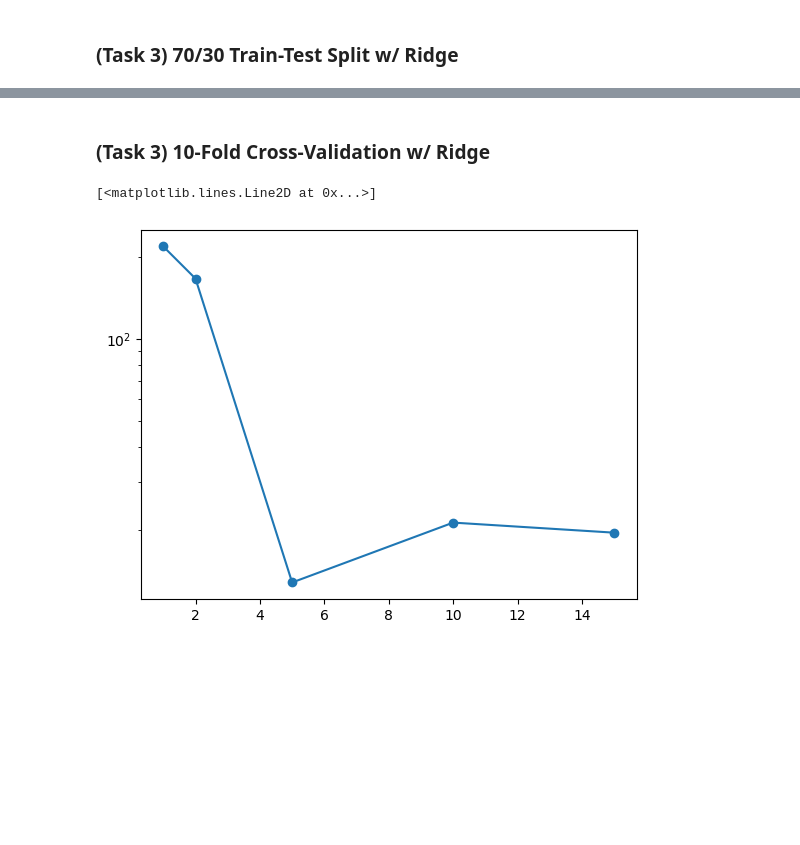
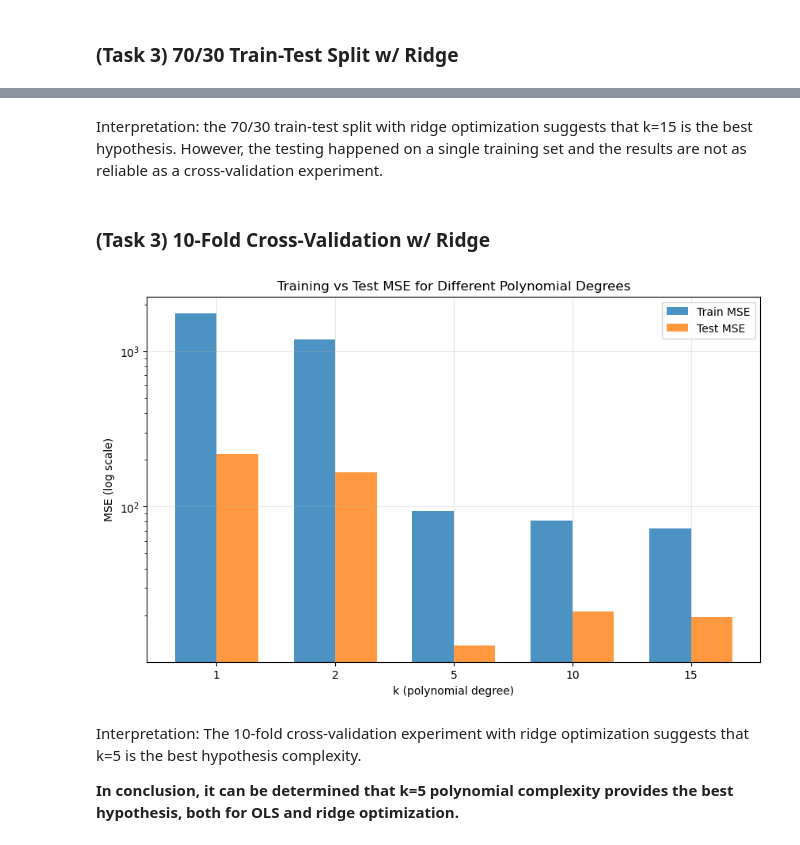
Before and after one commit to FarukEfe/4ML3, a Jupyter notebook: A1_Q5.ipynb, the cells around one changed output, grey strips where cells are left out. Cells and saved outputs as stored; diff of their text form; code cells hidden in the pictures; blank space fills up the shorter version.

```diff
--- a/A1_Q5.ipynb
+++ b/A1_Q5.ipynb
@@ -258,24 +346,31 @@ plt.plot(degrees, mse_cv, marker='o')
 # %% [markdown]
 ### (Task 3) 70/30 Train-Test Split w/ Ridge
 # %%
-train_idx, test_idx = train_test_split_indices(X.shape[0])
-X_train, y_train = X[train_idx], y[train_idx]
-X_test, y_test = X[test_idx], y[test_idx]
-
 degrees = [2, 5, 10, 15]
 
-mse = []
+mse_test = []
+mse_train = []
+thetas = []
 for k in degrees:
 
     # Preprocessing
     Phi_train = design_matrix_poly_1d(X_train, k)
     Phi_test = design_matrix_poly_1d(X_test, k)
 
-    # Train-test (ridge)
+    # Hypothesis (ridge)
     theta = ridge_closed_form(Phi_train, y_train, lam=1.0)
+    thetas.append(theta)
+    # MSE (ridge)
     y_pred = predict(Phi_test, theta)
-    mse.append(err(y_test, y_pred))
+    mse_test.append(err(y_test, y_pred))
+    y_pred = predict(Phi_train, theta)
+    mse_train.append(err(y_pred, y_train))
 
-plt.yscale('log')
-plt.plot(degrees, mse, marker='o')
+plot_multiple_fits(
+    X, y,
+    X_train, y_train,
+    X_test, y_test,
+    degrees, thetas
+)
+bar_plot_mse(mse_train, mse_test, degrees)
 # %% [output]
@@ -284,29 +379,39 @@ plt.plot(degrees, mse, marker='o')
+# %% [markdown]
+Interpretation: the 70/30 train-test split with ridge optimization suggests that k=15 is the best hypothesis. However, the testing happened on a single training set and the results are not as reliable as a cross-validation experiment.
 # %% [markdown]
 ### (Task 3) 10-Fold Cross-Validation w/ Ridge
 # %%
 idxs = kfold_indices(X.shape[0], K=10)
 
 degrees = [1,2,5,10,15]
 
-mse_cv = []
+mse_cv_test = []
+mse_cv_train = []
 for k in degrees:
-    fold_mse = []
+    fold_mse_test = []
+    fold_mse_train = []
     # Cross-validation for kth degree polynomial
     for tidx, vidx in idxs:
         X_train, y_train = X[tidx], y[tidx]
         X_val, y_val = X[vidx], y[vidx]
         # Preprocessing
         Phi_train = design_matrix_poly_1d(X_train, k)
         Phi_val = design_matrix_poly_1d(X_val, k)
-        # Train-test
+        # Hypothesis
         theta = ridge_closed_form(Phi_train, y_train, lam=1.0)
+        # MSE
         y_pred = predict(Phi_val, theta)
-        fold_mse.append(err(y_val, y_pred))
+        fold_mse_test.append(err(y_val, y_pred))
+        y_pred = predict(Phi_train, theta)
+        fold_mse_train.append(err(y_train, y_pred))
     # Store mean (average) of cv results
-    mse_cv.append(np.mean(fold_mse))
+    mse_cv_test.append(np.mean(fold_mse_test))
+    mse_cv_train.append(np.mean(fold_mse_train))
 
-plt.yscale('log')
-plt.plot(degrees, mse_cv, marker='o')
+bar_plot_mse(mse_cv_train, mse_cv_test, degrees)
 # %% [output]
-[<matplotlib.lines.Line2D at 0x...>]
-[figure, old version]
+[figure, new version]
+# %% [markdown]
+Interpretation: The 10-fold cross-validation experiment with ridge optimization suggests that k=5 is the best hypothesis complexity.
+
+**In conclusion, it can be determined that k=5 polynomial complexity provides the best hypothesis, both for OLS and ridge optimization.**
```
Also changed, not shown: parts of 10 cells of this notebook, 2 other files.
